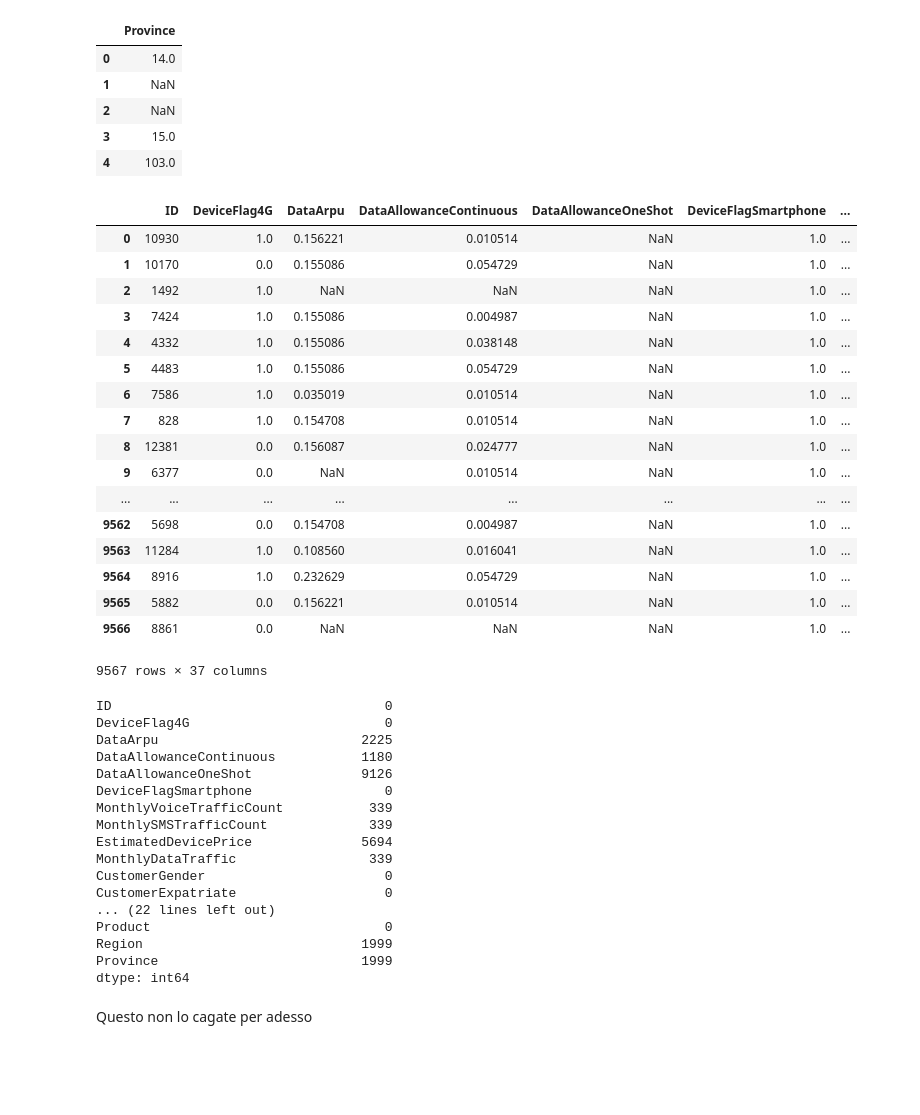
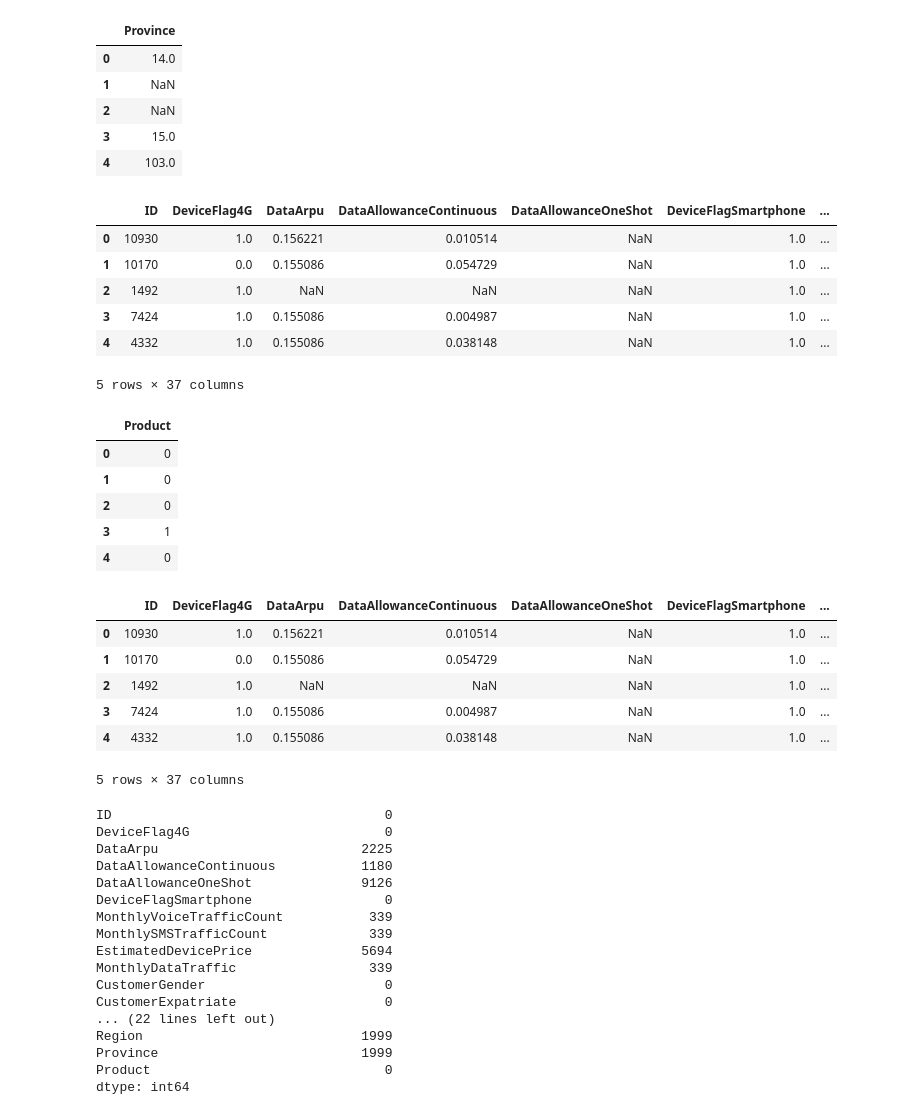
Before and after one commit to EugenioTL/Vodafone_Challenge, a Jupyter notebook: Vodafone.ipynb, the cells around one changed output. Drawn from its saved outputs; the diff is of its cells as text; code cells hidden in the pictures; blank space fills up the shorter version.

```diff
--- a/Vodafone.ipynb
+++ b/Vodafone.ipynb
@@ -82,16 +45,15 @@ customer_age = []
 customer_age = train_data['CustomerAge']
 #if isinstance(customer_age,str):
 customer_age.replace({
-    '(10, 20]' : float(15),
-    '(20, 30]' : float(25),
-    '(30, 40]' : float(35),
-    '(40, 50]' : float(45),
-    '(50, 60]' : float(55),
-    '(60, 70]' : float(65),
-    '(70, 80]' : float(75),
-    '(80, 90]' : float(85)},
+    '(10, 20]' : int(15),
+    '(20, 30]' : int(25),
+    '(30, 40]' : int(35),
+    '(40, 50]' : int(45),
+    '(50, 60]' : int(55),
+    '(60, 70]' : int(65),
+    '(70, 80]' : int(75),
+    '(80, 90]' : int(85)},
     inplace=True)
-print("Replace Done!")
 
 customer_age = np.asarray(customer_age)
 customer_age = pd.DataFrame({'CustomerAge': customer_age})
@@ -265,7 +163,7 @@ train_data = train_data.drop('Region', axis=1)
 train_data = train_data.drop('Province', axis=1)
 train_data = train_data.join(regions)
 train_data = train_data.join(provinces)
-train_data
+train_data.head()
 # %% [output]
 |  | ID | DeviceFlag4G | DataArpu | DataAllowanceContinuous | DataAllowanceOneShot | DeviceFlagSmartphone | ... |
 | 0 | 10930 | 1.0 | 0.156221 | 0.010514 | NaN | 1.0 | ... |
@@ -273,33 +171,46 @@ train_data
 | 2 | 1492 | 1.0 | NaN | NaN | NaN | 1.0 | ... |
 | 3 | 7424 | 1.0 | 0.155086 | 0.004987 | NaN | 1.0 | ... |
 | 4 | 4332 | 1.0 | 0.155086 | 0.038148 | NaN | 1.0 | ... |
-| 5 | 4483 | 1.0 | 0.155086 | 0.054729 | NaN | 1.0 | ... |
-| 6 | 7586 | 1.0 | 0.035019 | 0.010514 | NaN | 1.0 | ... |
-| 7 | 828 | 1.0 | 0.154708 | 0.010514 | NaN | 1.0 | ... |
-| 8 | 12381 | 0.0 | 0.156087 | 0.024777 | NaN | 1.0 | ... |
-| 9 | 6377 | 0.0 | NaN | 0.010514 | NaN | 1.0 | ... |
-| ... | ... | ... | ... | ... | ... | ... | ... |
-| 9562 | 5698 | 0.0 | 0.154708 | 0.004987 | NaN | 1.0 | ... |
-| 9563 | 11284 | 1.0 | 0.108560 | 0.016041 | NaN | 1.0 | ... |
-| 9564 | 8916 | 1.0 | 0.232629 | 0.054729 | NaN | 1.0 | ... |
-| 9565 | 5882 | 0.0 | 0.156221 | 0.010514 | NaN | 1.0 | ... |
-| 9566 | 8861 | 0.0 | NaN | NaN | NaN | 1.0 | ... |
-9567 rows × 37 columns
+5 rows × 37 columns
 # %%
 #train_data.groupby('Province').count()
+# %%
+# Replace all products str in integer
+product = []
+product = train_data.Product
+product.replace({
+    'Non-Customer' : int(0),
+    'V-Bag': int(1),
+    'V-Pet' : int(2),
+    'V-Auto' : int(3)},
+    inplace=True)
+
+product = np.asarray(product)
+product = pd.DataFrame({'Product': product})
+product.head()
+# %% [output]
+|  | Product |
+| 0 | 0 |
+| 1 | 0 |
+| 2 | 0 |
+| 3 | 1 |
+| 4 | 0 |
+# %%
+# Remove the previous Product column and then add the new Product column
+train_data = train_data.drop('Product', axis=1)
+train_data = train_data.join(product)
+train_data.head()
+# %% [output]
+|  | ID | DeviceFlag4G | DataArpu | DataAllowanceContinuous | DataAllowanceOneShot | DeviceFlagSmartphone | ... |
+| 0 | 10930 | 1.0 | 0.156221 | 0.010514 | NaN | 1.0 | ... |
+| 1 | 10170 | 0.0 | 0.155086 | 0.054729 | NaN | 1.0 | ... |
+| 2 | 1492 | 1.0 | NaN | NaN | NaN | 1.0 | ... |
+| 3 | 7424 | 1.0 | 0.155086 | 0.004987 | NaN | 1.0 | ... |
+| 4 | 4332 | 1.0 | 0.155086 | 0.038148 | NaN | 1.0 | ... |
+5 rows × 37 columns
 # %%
 # Check how many NaNs there are in each column, except for the label
 # All the rows with NaN as label will be deleted
-"""for j in train_data:
-    count = 0
-    indexes = []
-    for i in range(0,len(train_data)):
-        if math.isnan(train_data[j][i]):
-            count = count + 1
-            indexes.append(i)
-    #print(train_data.)
-    print("There are %d NaNs in Column:'%s'" % (count, j))"""
-
 train_data.isnull().sum()
 # %% [output]
 ID                                   0
@@ -315,8 +226,8 @@ MonthlyDataTraffic                 339
 CustomerGender                       0
 CustomerExpatriate                   0
 ... (22 lines left out)
-Product                              0
 Region                            1999
 Province                          1999
+Product                              0
 dtype: int64
 # %%
@@ -327,2 +237,0 @@ X = X.dropna()
-# %% [markdown]
-Questo non lo cagate per adesso
```
Also changed, not shown: parts of 30 cells of this notebook.
